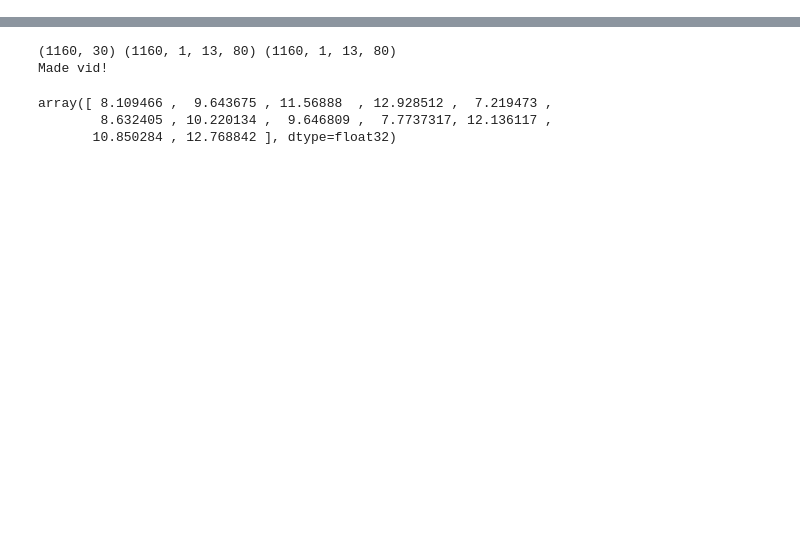
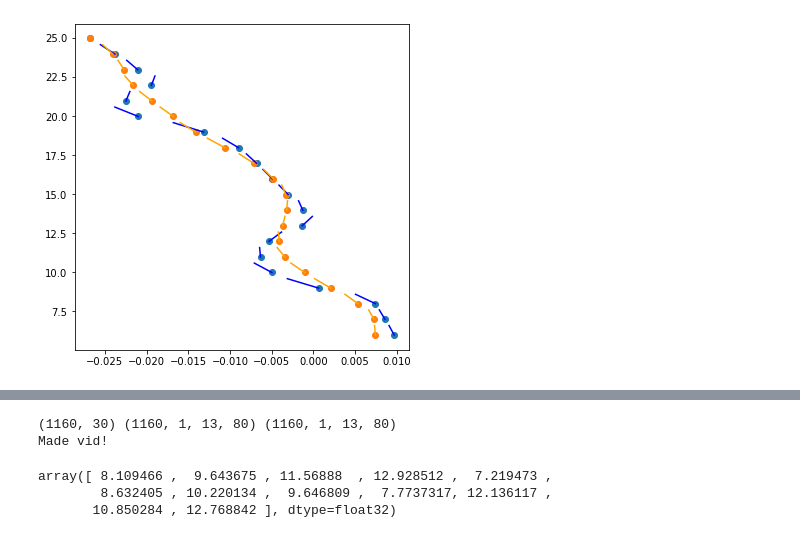
Before and after one commit to rgilman33/bespoke, a Jupyter notebook: nb/4_viz_sim.ipynb, the cells around one changed output, grey strips where cells are left out. Saved outputs shown, nothing was run; the diff lists cells and outputs as text; code cells hidden in the pictures; blank space fills up the shorter version.

```diff
--- a/nb/4_viz_sim.ipynb
+++ b/nb/4_viz_sim.ipynb
@@ -49,0 +70,20 @@ plt.plot(speeds)
+# %%
+plt.figure(figsize=(6, 6))
+
+plt.scatter(xs[:20], ys[:20])
+
+for i in range(len(headings[:19])):
+    h = headings[i]
+    xd = np.sin(h)*SEGMENT_DISTS[i]*.6
+    yd = np.cos(h)*SEGMENT_DISTS[i]*.6
+    plt.plot([xs[i], xs[i]+xd], [ys[i], ys[i]+yd], 'Blue')
+
+plt.scatter(xs_smoothed[:20], ys_smoothed[:20])
+
+for i in range(len(headings[:19])):
+    h = headings_smoothed[i]
+    xd = np.sin(h)*SEGMENT_DISTS[i]*.6
+    yd = np.cos(h)*SEGMENT_DISTS[i]*.6
+    plt.plot([xs_smoothed[i], xs_smoothed[i]+xd], [ys_smoothed[i], ys_smoothed[i]+yd], 'Orange')
+# %% [output]
+[figure, added]
```
Also changed, not shown: parts of 24 cells of this notebook, 15 other files.
